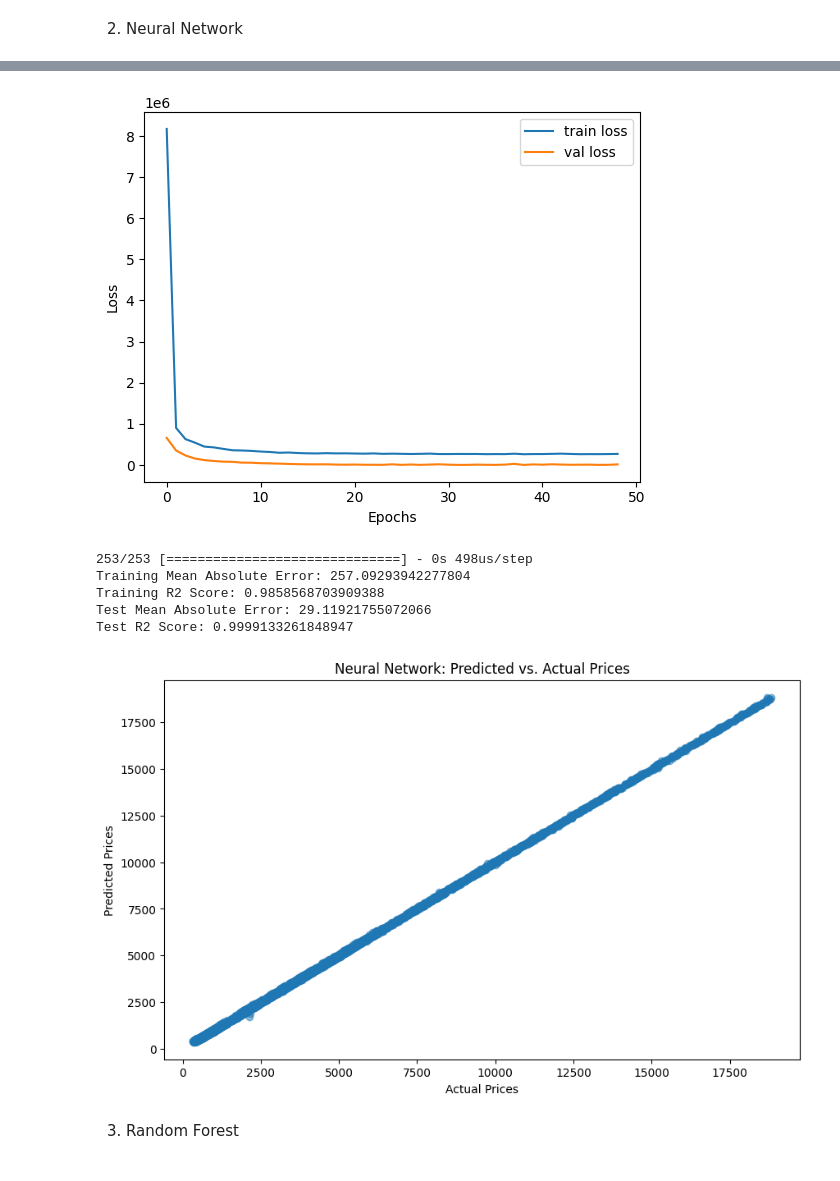
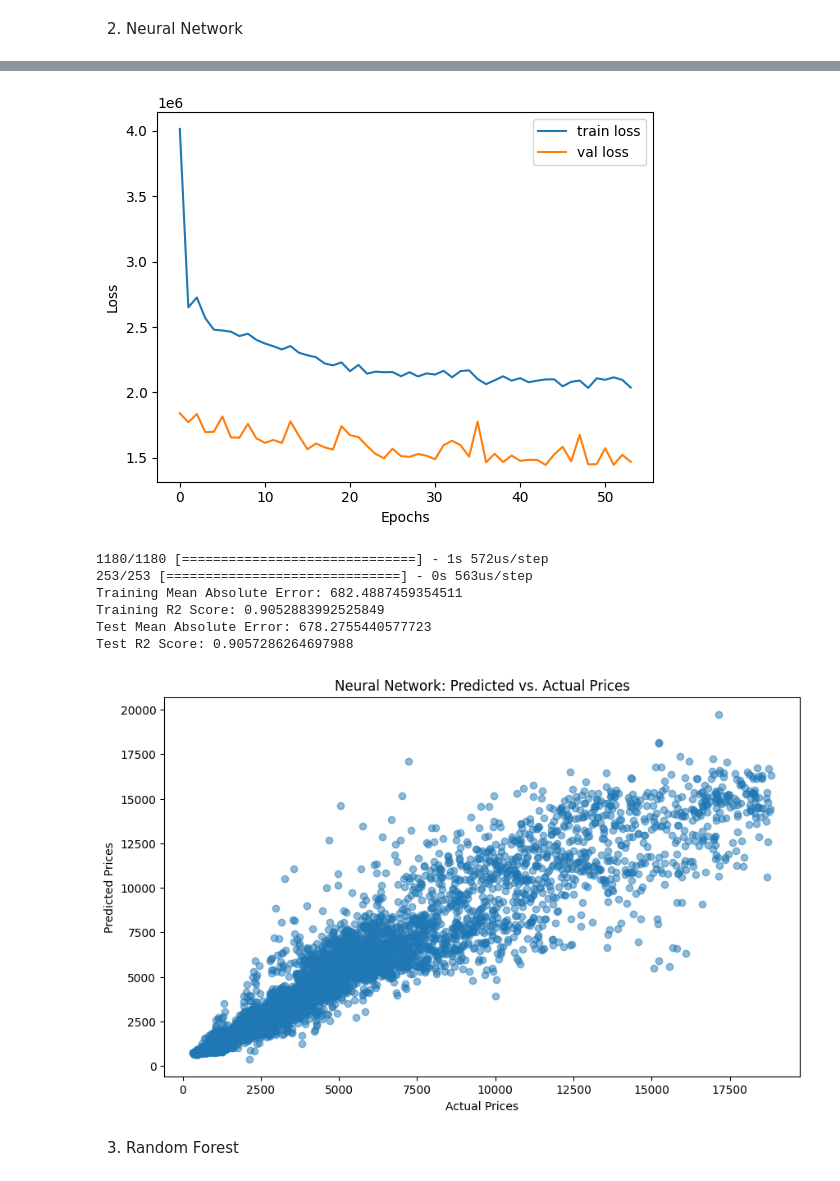
Before and after one commit to shakibfarzan/diamond-prices-predictions, a Jupyter notebook: FinalProject.ipynb, the cells around one changed output, grey strips where cells are left out. Cells and saved outputs as stored; diff of their text form; code cells hidden in the pictures.

```diff
--- a/FinalProject.ipynb
+++ b/FinalProject.ipynb
@@ -136,0 +133,17 @@ X_train, X_test, y_train, y_test = train_test_split(X, y, test_size=0.25, random
+# %%
+def get_train_test_data(nn=False):
+    if nn:
+        # Data spliting
+        X = data_encoded.drop(columns=['price'])
+        X_train, X_temp, y_train, y_temp = train_test_split(X, y, test_size=0.3, random_state=42)
+        X_val, X_test, y_val, y_test = train_test_split(X_temp, y_temp, test_size=0.5, random_state=42)
+
+        # Standardize the features
+        scaler = StandardScaler()
+        X_train_scaled = scaler.fit_transform(X_train)
+        X_val_scaled = scaler.transform(X_val)
+        X_test_scaled = scaler.transform(X_test)
+        return X_train_scaled, X_val_scaled, X_test_scaled, y_train, y_val, y_test
+    X = data_encoded[selected_features.index]
+    X_train, X_test, y_train, y_test = train_test_split(X, y, test_size=0.25, random_state=42)
+    return X_train, X_test, y_train, y_test
@@ -179,20 +202,16 @@ Test R2 Score: 0.8712339868729347
 # %% [markdown]
 2. Neural Network
 # %%
-# Data spliting
-X = data_encoded.drop(columns=['price'])
-X_train, X_temp, y_train, y_temp = train_test_split(data_encoded, y, test_size=0.3, random_state=42)
-X_val, X_test, y_val, y_test = train_test_split(X_temp, y_temp, test_size=0.5, random_state=42)
+X_train_scaled, X_val_scaled, X_test_scaled, y_train, y_val, y_test = get_train_test_data(nn=True)
 
-
-# Standardize the features
-scaler = StandardScaler()
-X_train_scaled = scaler.fit_transform(X_train)
-X_val_scaled = scaler.transform(X_val)
-X_test_scaled = scaler.transform(X_test)
-
-model = tf.keras.Sequential([
+nn_model = tf.keras.Sequential([
     tf.keras.layers.Input(shape=(X_train_scaled.shape[1],)),
+    tf.keras.layers.Dense(128, activation='relu'),
+    tf.keras.layers.Dropout(0.2),
+    tf.keras.layers.Dense(128, activation='relu'),
+    tf.keras.layers.Dropout(0.2),
+    tf.keras.layers.Dense(128, activation='relu'),
+    tf.keras.layers.Dropout(0.2),
     tf.keras.layers.Dense(128, activation='relu'),
     tf.keras.layers.Dropout(0.2),
     tf.keras.layers.Dense(64, activation='relu'),
@@ -200,11 +219,11 @@ model = tf.keras.Sequential([
     tf.keras.layers.Dense(1)
 ])
 
-model.compile(optimizer='adam', loss='mean_squared_error')
+nn_model.compile(optimizer='adam', loss='mean_squared_error')
 
 early_stopping = tf.keras.callbacks.EarlyStopping(patience=10, restore_best_weights=True)
 
-history = model.fit(X_train_scaled, y_train, validation_data=(X_val_scaled, y_val), epochs=100, batch_size=32, callbacks=[early_stopping])
+history = nn_model.fit(X_train_scaled, y_train, validation_data=(X_val_scaled, y_val), epochs=100, batch_size=32, callbacks=[early_stopping])
 
 plt.plot(history.history['loss'], label='train loss')
 plt.plot(history.history['val_loss'], label='val loss')
@@ -213,24 +232,7 @@ plt.ylabel('Loss')
 plt.legend()
 plt.show()
 
-# Make predictions on the test set
-test_predictions = model.predict(X_test_scaled)
-
-# Calculate mean absolute error and R2 score for the test set
-test_mae = mean_absolute_error(y_test, test_predictions)
-test_r2 = r2_score(y_test, test_predictions)
-
-print(f"Training Mean Absolute Error: {train_mae}")
-print(f"Training R2 Score: {train_r2}")
-print(f"Test Mean Absolute Error: {test_mae}")
-print(f"Test R2 Score: {test_r2}")
-
-# Visualize predicted prices vs. actual prices in the test set
-plt.figure(figsize=(10, 6))
-plt.scatter(y_test, test_predictions, alpha=0.5)
-plt.xlabel('Actual Prices')
-plt.ylabel('Predicted Prices')
-plt.title('Neural Network: Predicted vs. Actual Prices')
-plt.show()
+test_predictions = evaluate_model(nn_model, X_train_scaled, X_test_scaled, y_train, y_test)
+visualize_predictions(y_test, test_predictions, 'Neural Network: Predicted vs. Actual Prices')
 # %% [output]
 Epoch 1/100
@@ -253,9 +255,10 @@ Epoch 49/100
-[figure, old version]
+[figure, new version]
-253/253 [==============================] - 0s 498us/step
-Training Mean Absolute Error: 257.09293942277804
-Training R2 Score: 0.9858568703909388
-Test Mean Absolute Error: 29.11921755072066
-Test R2 Score: 0.9999133261848947
+1180/1180 [==============================] - 1s 572us/step
+253/253 [==============================] - 0s 563us/step
+Training Mean Absolute Error: 682.4887459354511
+Training R2 Score: 0.9052883992525849
+Test Mean Absolute Error: 678.2755440577723
+Test R2 Score: 0.9057286264697988
-[figure, old version]
+[figure, new version]
 # %% [markdown]
 3. Random Forest
```
Also changed, not shown: parts of 12 cells of this notebook.
